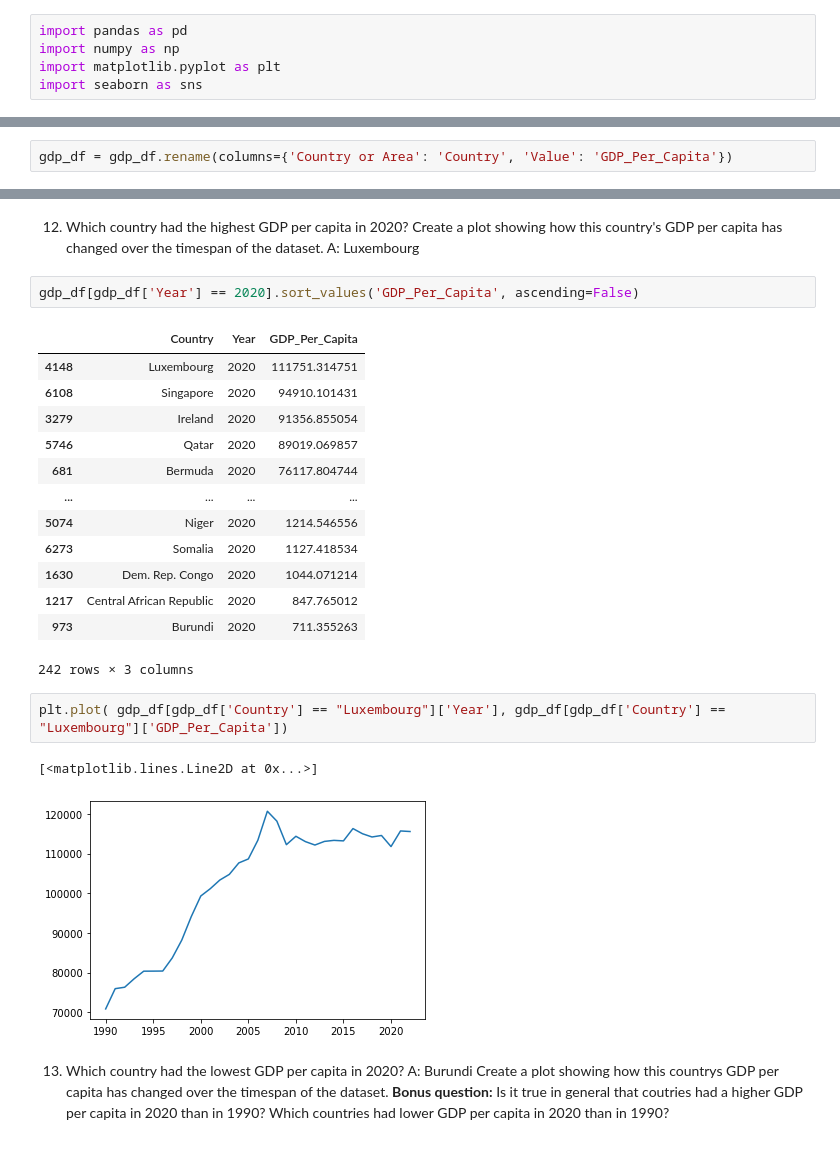
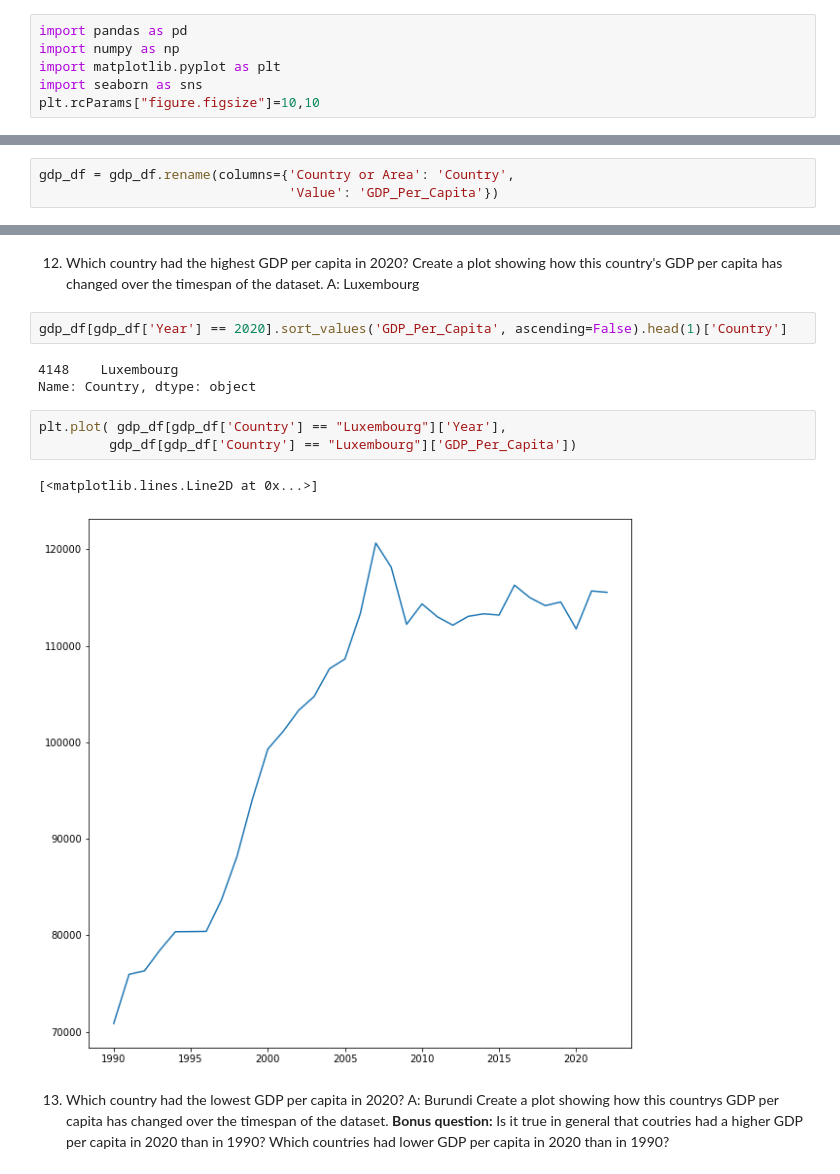
Before and after one commit to NSS-Data-Analytics-Cohort-10/gdp-and-internet-usage-kostenkoandri, a Jupyter notebook: notebooks/gdp_internet_usage_un_data.ipynb, the cells around one changed output, grey strips where cells are left out. Drawn from its saved outputs; the diff is of its cells as text.

```diff
--- a/notebooks/gdp_internet_usage_un_data.ipynb
+++ b/notebooks/gdp_internet_usage_un_data.ipynb
@@ -27,6 +22,7 @@ import pandas as pd
 import numpy as np
 import matplotlib.pyplot as plt
 import seaborn as sns
+plt.rcParams["figure.figsize"]=10,10
 # %% [markdown]
 4.	Using the pandas `read_csv()` method, read the GDP dataset into your notebook as a DataFrame called `gdp_df`. Take a look at the first few and last few rows to familiarize yourself with what is contained in this dataset.
 # %%
@@ -56,6 +53,7 @@ memory usage: 179.7+ KB
 # %%
 gdp_df = gdp_df.drop('Value Footnotes', axis=1)
 # %%
-gdp_df = gdp_df.rename(columns={'Country or Area': 'Country', 'Value': 'GDP_Per_Capita'})
+gdp_df = gdp_df.rename(columns={'Country or Area': 'Country',
+                                'Value': 'GDP_Per_Capita'})
 # %% [markdown]
 7. How many countries have data for all years? Which countries are missing many years of data? Look at the number of observations per year. What do you notice?
@@ -192,26 +177,16 @@ gdp_df[gdp_df['GDP_Per_Capita'] > 100000].sort_values('Year')
 # %% [markdown]
 12. Which country had the highest GDP per capita in 2020? Create a plot showing how this country's GDP per capita has changed over the timespan of the dataset. A: Luxembourg
 # %%
-gdp_df[gdp_df['Year'] == 2020].sort_values('GDP_Per_Capita', ascending=False)
+gdp_df[gdp_df['Year'] == 2020].sort_values('GDP_Per_Capita', ascending=False).head(1)['Country']
 # %% [output]
-|  | Country | Year | GDP_Per_Capita |
-| 4148 | Luxembourg | 2020 | 111751.314751 |
-| 6108 | Singapore | 2020 | 94910.101431 |
-| 3279 | Ireland | 2020 | 91356.855054 |
-| 5746 | Qatar | 2020 | 89019.069857 |
-| 681 | Bermuda | 2020 | 76117.804744 |
-| ... | ... | ... | ... |
-| 5074 | Niger | 2020 | 1214.546556 |
-| 6273 | Somalia | 2020 | 1127.418534 |
-| 1630 | Dem. Rep. Congo | 2020 | 1044.071214 |
-| 1217 | Central African Republic | 2020 | 847.765012 |
-| 973 | Burundi | 2020 | 711.355263 |
-242 rows × 3 columns
+4148    Luxembourg
+Name: Country, dtype: object
 # %%
-plt.plot( gdp_df[gdp_df['Country'] == "Luxembourg"]['Year'], gdp_df[gdp_df['Country'] == "Luxembourg"]['GDP_Per_Capita'])
+plt.plot( gdp_df[gdp_df['Country'] == "Luxembourg"]['Year'],
+         gdp_df[gdp_df['Country'] == "Luxembourg"]['GDP_Per_Capita'])
 # %% [output]
 [<matplotlib.lines.Line2D at 0x...>]
-[figure, old version]
+[figure, new version]
 # %% [markdown]
 13. Which country had the lowest GDP per capita in 2020? A: Burundi
 Create a plot showing how this countrys GDP per capita has changed over the timespan of the dataset.
```
Also changed, not shown: parts of 26 cells of this notebook.
